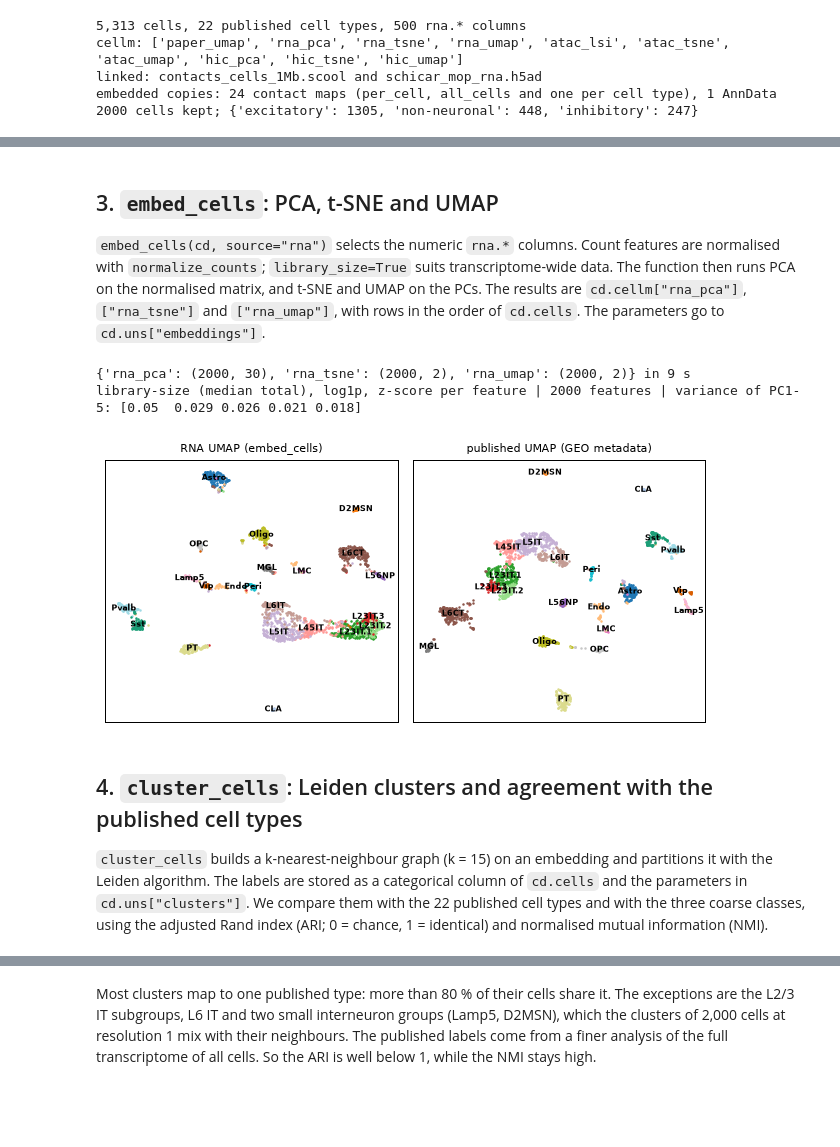
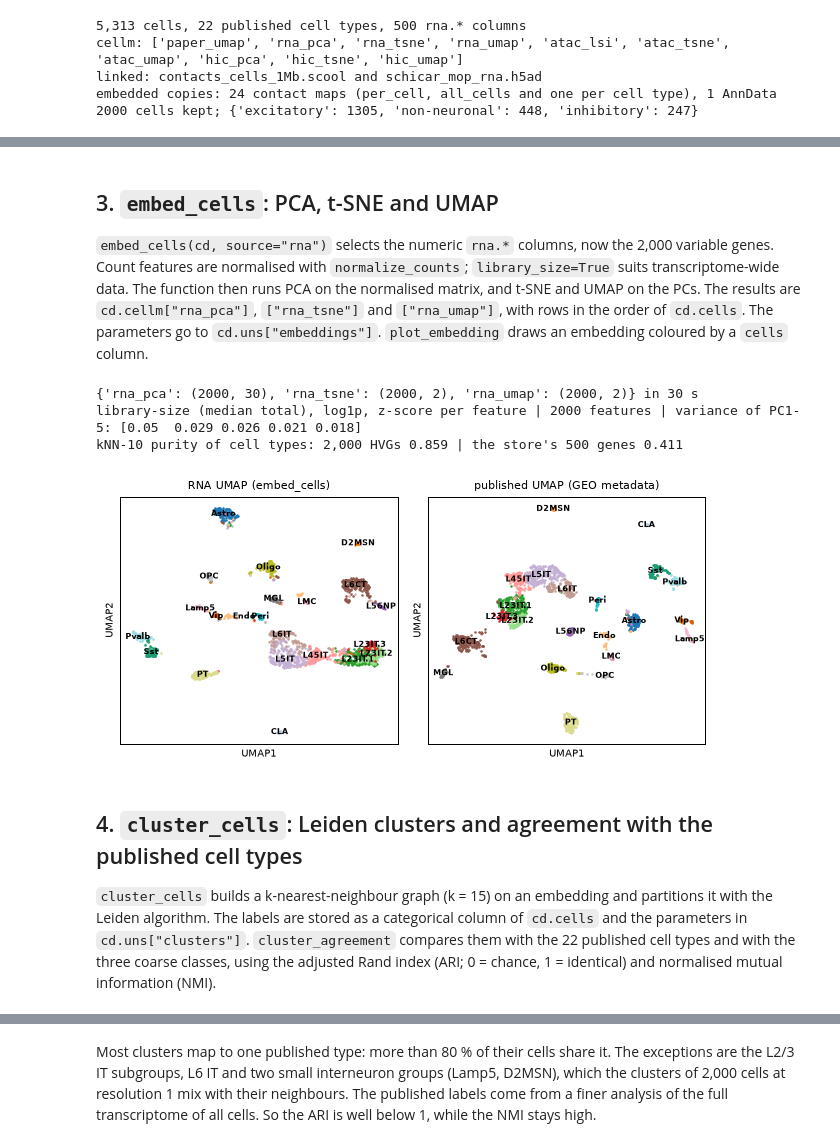
Before and after one commit to u-science-lab/U-Chrom, a Jupyter notebook: tutorials/cell_embeddings.ipynb, the cells around one changed output, grey strips where cells are left out. Saved outputs shown, nothing was run; the diff lists cells and outputs as text; code cells hidden in the pictures; blank space fills up the shorter version.

```diff
--- a/tutorials/cell_embeddings.ipynb
+++ b/tutorials/cell_embeddings.ipynb
@@ -91,5 +67,5 @@ class: excitatory neurons, inhibitory neurons or non-neuronal cells.
 # %%
-full = ds.atlas("schicar_mouse_cortex")       # backed, over HTTP: cells, cellm and uns are read at open
+full = ds.load("schicar_mouse_cortex")       # the atlas store, backed over HTTP: cells, cellm and uns are read at open
 print(f"{full.n_cells:,} cells, {full.cells['cell_type'].nunique()} published cell types, "
       f"{sum(c.startswith('rna.') for c in full.cells.columns)} rna.* columns")
 print("cellm:", list(full.cellm))
@@ -100,23 +76,13 @@ print(f"embedded copies: {len(embedded['contacts'])} contact maps (per_cell, all
 
 N_CELLS = 2000
 keep = np.sort(np.random.default_rng(0).choice(full.n_cells, N_CELLS, replace=False))
+cd = full.get_cells(full.cells.index[keep])   # in memory: these cells, their stored embeddings, the links
 
 CLASS = {**dict.fromkeys(["L23IT.1", "L23IT.2", "L23IT.3", "L45IT", "L5IT", "L6IT", "L6CT", "L56NP", "PT", "CLA"],
                          "excitatory"),
          **dict.fromkeys(["Pvalb", "Sst", "Vip", "Lamp5", "D2MSN"], "inhibitory"),
          **dict.fromkeys(["Astro", "Oligo", "OPC", "MGL", "Endo", "Peri", "LMC"], "non-neuronal")}
-meta_cols = ["cell_type", "dna_barcode", "n_counts_rna", "n_genes_rna", "n_fragments_atac", "n_contacts_hic"]
-cells = full.cells.iloc[keep][meta_cols].copy()
-cells["cell_class"] = cells["cell_type"].map(CLASS)
-
-cd = ChromData(np.zeros((0, 3)), full.spots.iloc[:0], cells=cells,
-               cellm={k: full.cellm[k][keep] for k in ("paper_umap", "atac_lsi")},
-               uns={"genome_assembly": "mm10", "source": full.uns["source"],
-                    "embeddings": {k: full.uns["embeddings"][k] for k in ("paper_umap", "atac_lsi")}})
-# link the per-cell contact maps of these cells, which section 6 writes next to the store in _out/
-SCOOL = OUT / "schicar_mop_2000_cells_1Mb.scool"
-cd.link_scool(SCOOL.name, key="per_cell", cell_name="cell_id (RNA barcode)",
-              genome_assembly="mm10", bin_size=1_000_000)
+cd.cells["cell_class"] = cd.cells["cell_type"].map(CLASS)
 y_type = cd.cells["cell_type"].astype(str).to_numpy()
 y_class = cd.cells["cell_class"].to_numpy()
 print(cd.n_cells, "cells kept;", pd.Series(y_class).value_counts().to_dict())
@@ -185,32 +124,37 @@ kNN-10 purity of cell types: stored 500 genes 0.411 | 2,000 HVGs 0.859
 # %% [markdown]
 ## 3. `embed_cells`: PCA, t-SNE and UMAP
 
-`embed_cells(cd, source="rna")` selects the numeric `rna.*` columns.  Count features are normalised with
-`normalize_counts`; `library_size=True` suits transcriptome-wide data.  The function then runs PCA on the
-normalised matrix, and t-SNE and UMAP on the PCs.  The results are `cd.cellm["rna_pca"]`, `["rna_tsne"]` and
-`["rna_umap"]`, with rows in the order of `cd.cells`.  The parameters go to `cd.uns["embeddings"]`.
+`embed_cells(cd, source="rna")` selects the numeric `rna.*` columns, now the 2,000 variable genes.  Count
+features are normalised with `normalize_counts`; `library_size=True` suits transcriptome-wide data.  The function
+then runs PCA on the normalised matrix, and t-SNE and UMAP on the PCs.  The results are `cd.cellm["rna_pca"]`,
+`["rna_tsne"]` and `["rna_umap"]`, with rows in the order of `cd.cells`.  The parameters go to
+`cd.uns["embeddings"]`.  `plot_embedding` draws an embedding coloured by a `cells` column.
 # %%
 t = time.time()
 out = emb.embed_cells(cd, source="rna", library_size=True, n_pcs=30)
 print({k: v.shape for k, v in out.items()}, f"in {time.time() - t:.0f} s")
 meta = cd.uns["embeddings"]["rna_pca"]
 print(meta["normalization"], "|", meta["n_features"], "features | variance of PC1-5:",
       np.round(meta["explained_variance_ratio"][:5], 3))
+print(f"kNN-10 purity of cell types: 2,000 HVGs {emb.knn_purity(cd.cellm['rna_pca'], y_type):.3f} "
+      f"| the store's 500 genes {purity_500:.3f}")
 
 fig, axes = plt.subplots(1, 2, figsize=(7, 3.4))
-scatter(axes[0], cd.cellm["rna_umap"], y_type, "RNA UMAP (embed_cells)")
-scatter(axes[1], cd.cellm["paper_umap"], y_type, "published UMAP (GEO metadata)")
+emb.plot_embedding(cd, "rna_umap", "cell_type", ax=axes[0], title="RNA UMAP (embed_cells)")
+emb.plot_embedding(cd, "paper_umap", "cell_type", ax=axes[1], title="published UMAP (GEO metadata)")
 fig.tight_layout()
 # %% [output]
-{'rna_pca': (2000, 30), 'rna_tsne': (2000, 2), 'rna_umap': (2000, 2)} in 9 s
+{'rna_pca': (2000, 30), 'rna_tsne': (2000, 2), 'rna_umap': (2000, 2)} in 30 s
 library-size (median total), log1p, z-score per feature | 2000 features | variance of PC1-5: [0.05  0.029 0.026 0.021 0.018]
+kNN-10 purity of cell types: 2,000 HVGs 0.859 | the store's 500 genes 0.411
-[figure, old version]
+[figure, new version]
 # %% [markdown]
 ## 4. `cluster_cells`: Leiden clusters and agreement with the published cell types
 
 `cluster_cells` builds a k-nearest-neighbour graph (k = 15) on an embedding and partitions it with the Leiden
 algorithm.  The labels are stored as a categorical column of `cd.cells` and the parameters in
-`cd.uns["clusters"]`.  We compare them with the 22 published cell types and with the three coarse classes,
-using the adjusted Rand index (ARI; 0 = chance, 1 = identical) and normalised mutual information (NMI).
+`cd.uns["clusters"]`.  `cluster_agreement` compares them with the 22 published cell types and with the three
+coarse classes, using the adjusted Rand index (ARI; 0 = chance, 1 = identical) and normalised mutual information
+(NMI).
 # %%
 lab_rna = emb.cluster_cells(cd, use="rna_pca", resolution=1.0, key_added="leiden_rna")
```
Also changed, not shown: parts of 25 cells of this notebook, 16 other files.
